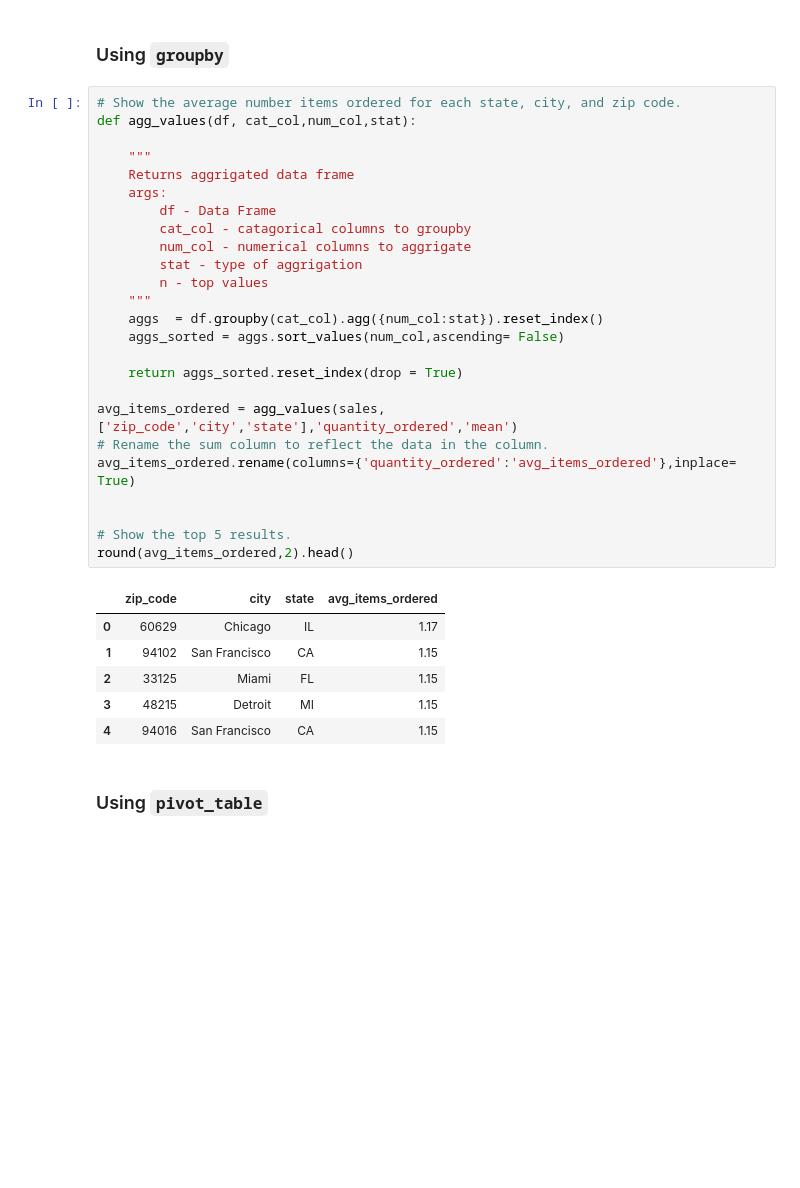
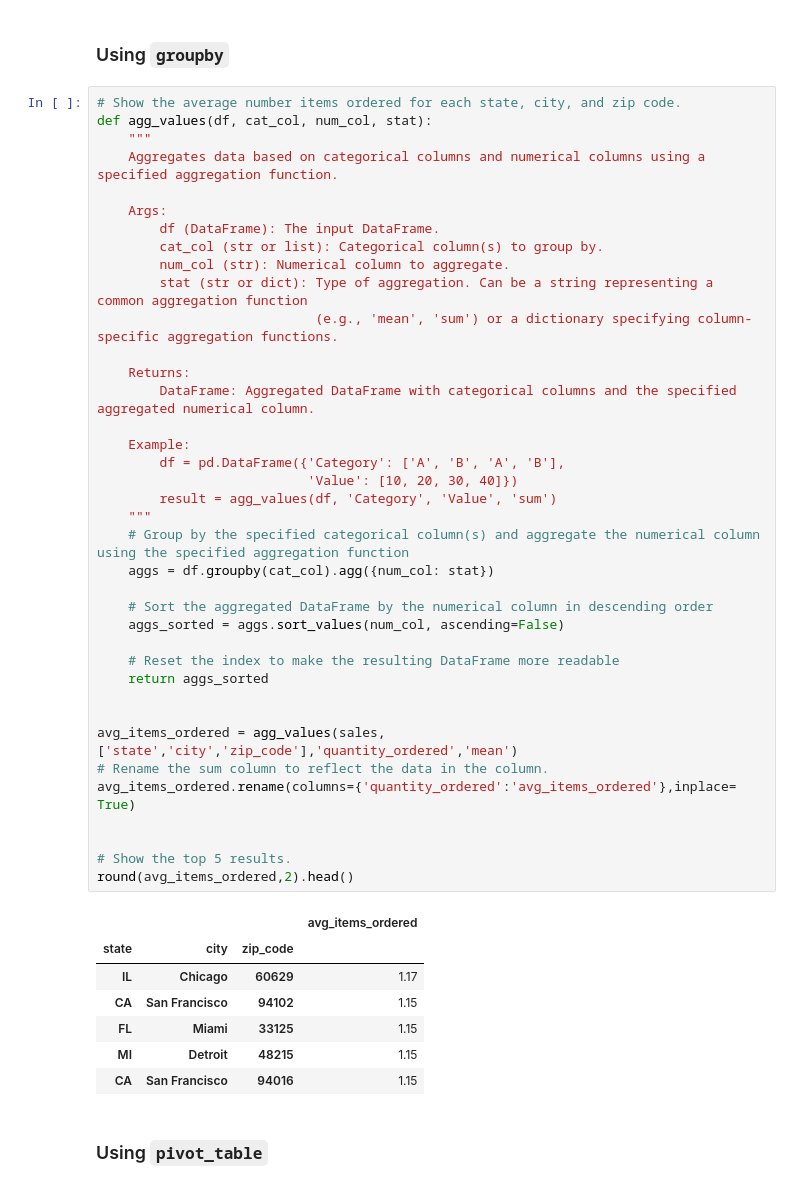
Before and after one commit to kidushaftom/athletic-sales-analysis, a Jupyter notebook: sales_data_starter_code.ipynb, the cells around one changed output. Drawn from its saved outputs; the diff is of its cells as text; blank space fills up the shorter version.

```diff
--- a/sales_data_starter_code.ipynb
+++ b/sales_data_starter_code.ipynb
@@ -168,35 +181,49 @@ Name: order_date, dtype: datetime64[ns]
 ### Using `groupby`
 # %%
 # Show the average number items ordered for each state, city, and zip code.
-def agg_values(df, cat_col,num_col,stat):
+def agg_values(df, cat_col, num_col, stat):
+    """
+    Aggregates data based on categorical columns and numerical columns using a specified aggregation function.
 
+    Args:
+        df (DataFrame): The input DataFrame.
+        cat_col (str or list): Categorical column(s) to group by.
+        num_col (str): Numerical column to aggregate.
+        stat (str or dict): Type of aggregation. Can be a string representing a common aggregation function
+                            (e.g., 'mean', 'sum') or a dictionary specifying column-specific aggregation functions.
+
+    Returns:
+        DataFrame: Aggregated DataFrame with categorical columns and the specified aggregated numerical column.
+
+    Example:
+        df = pd.DataFrame({'Category': ['A', 'B', 'A', 'B'],
+                           'Value': [10, 20, 30, 40]})
+        result = agg_values(df, 'Category', 'Value', 'sum')
     """
-    Returns aggrigated data frame
-    args:
-        df - Data Frame
-        cat_col - catagorical columns to groupby
-        num_col - numerical columns to aggrigate
-        stat - type of aggrigation
-        n - top values
-    """
-    aggs  = df.groupby(cat_col).agg({num_col:stat}).reset_index()
-    aggs_sorted = aggs.sort_values(num_col,ascending= False)
+    # Group by the specified categorical column(s) and aggregate the numerical column using the specified aggregation function
+    aggs = df.groupby(cat_col).agg({num_col: stat})
 
-    return aggs_sorted.reset_index(drop = True)
+    # Sort the aggregated DataFrame by the numerical column in descending order
+    aggs_sorted = aggs.sort_values(num_col, ascending=False)
 
-avg_items_ordered = agg_values(sales, ['zip_code','city','state'],'quantity_ordered','mean')
+    # Reset the index to make the resulting DataFrame more readable
+    return aggs_sorted
+
+
+avg_items_ordered = agg_values(sales, ['state','city','zip_code'],'quantity_ordered','mean')
 # Rename the sum column to reflect the data in the column.
 avg_items_ordered.rename(columns={'quantity_ordered':'avg_items_ordered'},inplace= True)
 
 
 # Show the top 5 results.
 round(avg_items_ordered,2).head()
 # %% [output]
-|  | zip_code | city | state | avg_items_ordered |
-| 0 | 60629 | Chicago | IL | 1.17 |
-| 1 | 94102 | San Francisco | CA | 1.15 |
-| 2 | 33125 | Miami | FL | 1.15 |
-| 3 | 48215 | Detroit | MI | 1.15 |
-| 4 | 94016 | San Francisco | CA | 1.15 |
+|  |  |  | avg_items_ordered |
+| state | city | zip_code |  |
+| IL | Chicago | 60629 | 1.17 |
+| CA | San Francisco | 94102 | 1.15 |
+| FL | Miami | 33125 | 1.15 |
+| MI | Detroit | 48215 | 1.15 |
+| CA | San Francisco | 94016 | 1.15 |
 # %% [markdown]
 ### Using `pivot_table`
```
Also changed, not shown: parts of 15 cells of this notebook.
